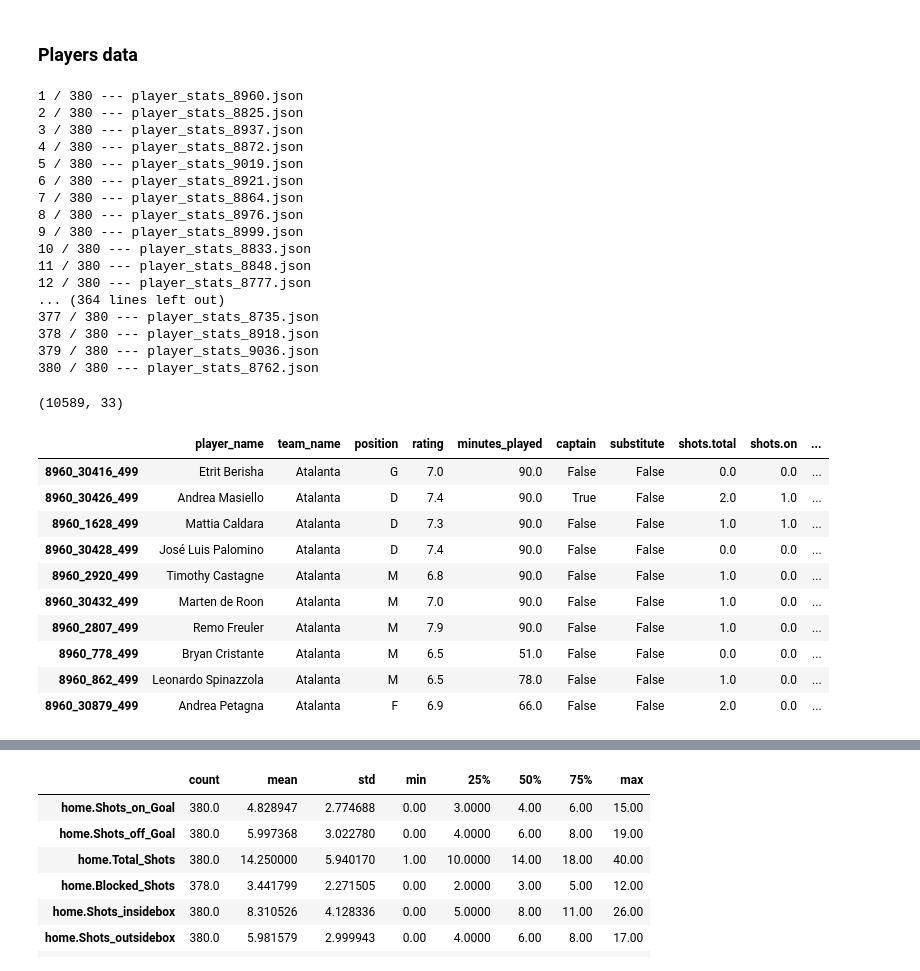
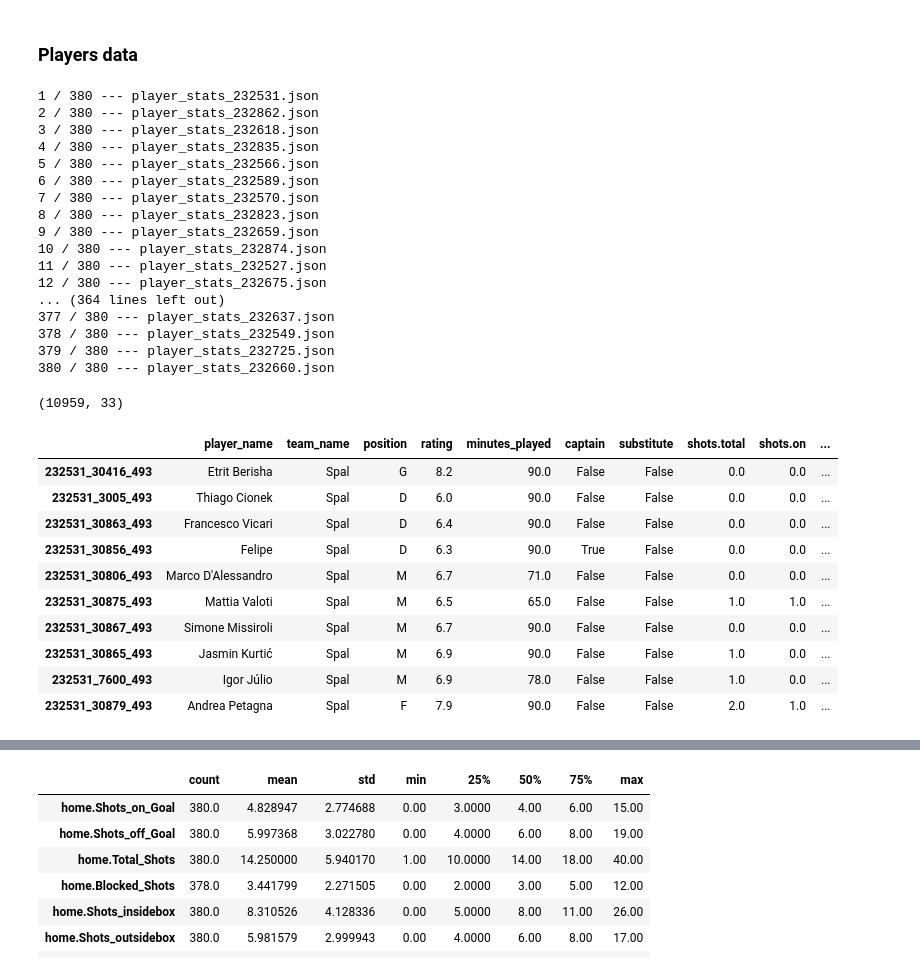
Before and after one commit to MatteoFelici/football, a Jupyter notebook: analyze_season.ipynb, the cells around one changed output, grey strips where cells are left out. Cells and saved outputs as stored; diff of their text form; code cells hidden in the pictures.

```diff
--- a/analyze_season.ipynb
+++ b/analyze_season.ipynb
@@ -12,43 +15,43 @@ We try to analyze the Serie A's season of 2017/2018.
 # %% [markdown]
 ### Players data
 # %%
-path = './data/player_stats/28-Serie_A-IT-2017/'
+path = './data/player_stats/891-Serie_A-IT-2019/'
 
 processer = PlayerData()
 
-serie_a_pl = processer.process_league(path)
+players = processer.process_league(path)
 # %% [output]
-1 / 380 --- player_stats_8960.json
-2 / 380 --- player_stats_8825.json
-3 / 380 --- player_stats_8937.json
-4 / 380 --- player_stats_8872.json
-5 / 380 --- player_stats_9019.json
-6 / 380 --- player_stats_8921.json
-7 / 380 --- player_stats_8864.json
-8 / 380 --- player_stats_8976.json
-9 / 380 --- player_stats_8999.json
-10 / 380 --- player_stats_8833.json
-11 / 380 --- player_stats_8848.json
-12 / 380 --- player_stats_8777.json
+1 / 380 --- player_stats_232531.json
+2 / 380 --- player_stats_232862.json
+3 / 380 --- player_stats_232618.json
+4 / 380 --- player_stats_232835.json
+5 / 380 --- player_stats_232566.json
+6 / 380 --- player_stats_232589.json
+7 / 380 --- player_stats_232570.json
+8 / 380 --- player_stats_232823.json
+9 / 380 --- player_stats_232659.json
+10 / 380 --- player_stats_232874.json
+11 / 380 --- player_stats_232527.json
+12 / 380 --- player_stats_232675.json
 ... (364 lines left out)
-377 / 380 --- player_stats_8735.json
-378 / 380 --- player_stats_8918.json
-379 / 380 --- player_stats_9036.json
-380 / 380 --- player_stats_8762.json
+377 / 380 --- player_stats_232637.json
+378 / 380 --- player_stats_232549.json
+379 / 380 --- player_stats_232725.json
+380 / 380 --- player_stats_232660.json
 # %%
-print(serie_a_pl.shape)
-serie_a_pl.head(10)
+print(players.shape)
+players.head(10)
 # %% [output]
-(10589, 33)
+(10959, 33)
 |  | player_name | team_name | position | rating | minutes_played | captain | substitute | shots.total | shots.on | ... |
-| 8960_30416_499 | Etrit Berisha | Atalanta | G | 7.0 | 90.0 | False | False | 0.0 | 0.0 | ... |
-| 8960_30426_499 | Andrea Masiello | Atalanta | D | 7.4 | 90.0 | True | False | 2.0 | 1.0 | ... |
-| 8960_1628_499 | Mattia Caldara | Atalanta | D | 7.3 | 90.0 | False | False | 1.0 | 1.0 | ... |
-| 8960_30428_499 | José Luis Palomino | Atalanta | D | 7.4 | 90.0 | False | False | 0.0 | 0.0 | ... |
-| 8960_2920_499 | Timothy Castagne | Atalanta | M | 6.8 | 90.0 | False | False | 1.0 | 0.0 | ... |
-| 8960_30432_499 | Marten de Roon | Atalanta | M | 7.0 | 90.0 | False | False | 1.0 | 0.0 | ... |
-| 8960_2807_499 | Remo Freuler | Atalanta | M | 7.9 | 90.0 | False | False | 1.0 | 0.0 | ... |
-| 8960_778_499 | Bryan Cristante | Atalanta | M | 6.5 | 51.0 | False | False | 0.0 | 0.0 | ... |
-| 8960_862_499 | Leonardo Spinazzola | Atalanta | M | 6.5 | 78.0 | False | False | 1.0 | 0.0 | ... |
-| 8960_30879_499 | Andrea Petagna | Atalanta | F | 6.9 | 66.0 | False | False | 2.0 | 0.0 | ... |
+| 232531_30416_493 | Etrit Berisha | Spal | G | 8.2 | 90.0 | False | False | 0.0 | 0.0 | ... |
+| 232531_3005_493 | Thiago Cionek | Spal | D | 6.0 | 90.0 | False | False | 0.0 | 0.0 | ... |
+| 232531_30863_493 | Francesco Vicari | Spal | D | 6.4 | 90.0 | False | False | 0.0 | 0.0 | ... |
+| 232531_30856_493 | Felipe | Spal | D | 6.3 | 90.0 | True | False | 0.0 | 0.0 | ... |
+| 232531_30806_493 | Marco D'Alessandro | Spal | M | 6.7 | 71.0 | False | False | 0.0 | 0.0 | ... |
+| 232531_30875_493 | Mattia Valoti | Spal | M | 6.5 | 65.0 | False | False | 1.0 | 1.0 | ... |
+| 232531_30867_493 | Simone Missiroli | Spal | M | 6.7 | 90.0 | False | False | 0.0 | 0.0 | ... |
+| 232531_30865_493 | Jasmin Kurtić | Spal | M | 6.9 | 90.0 | False | False | 1.0 | 0.0 | ... |
+| 232531_7600_493 | Igor Júlio | Spal | M | 6.9 | 78.0 | False | False | 1.0 | 0.0 | ... |
+| 232531_30879_493 | Andrea Petagna | Spal | F | 7.9 | 90.0 | False | False | 2.0 | 1.0 | ... |
 # %%
```
Also changed, not shown: parts of 25 cells of this notebook, 1 other file.
